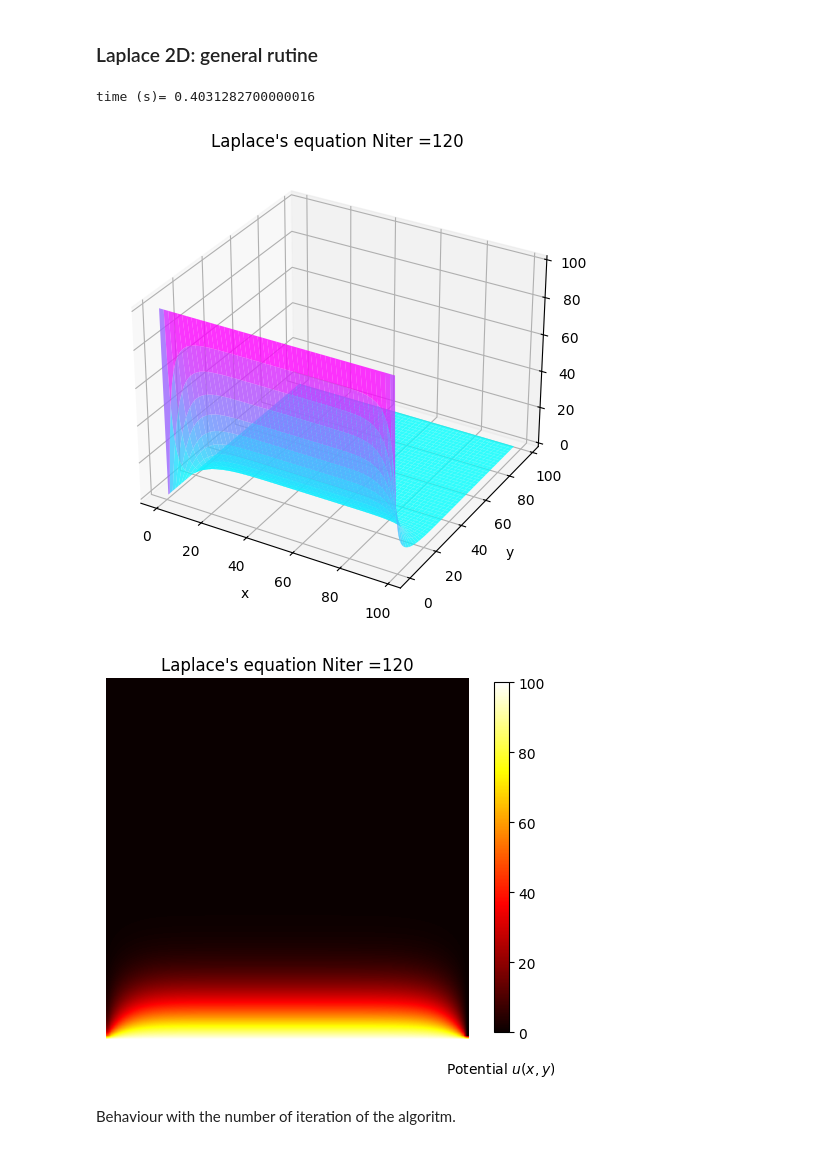
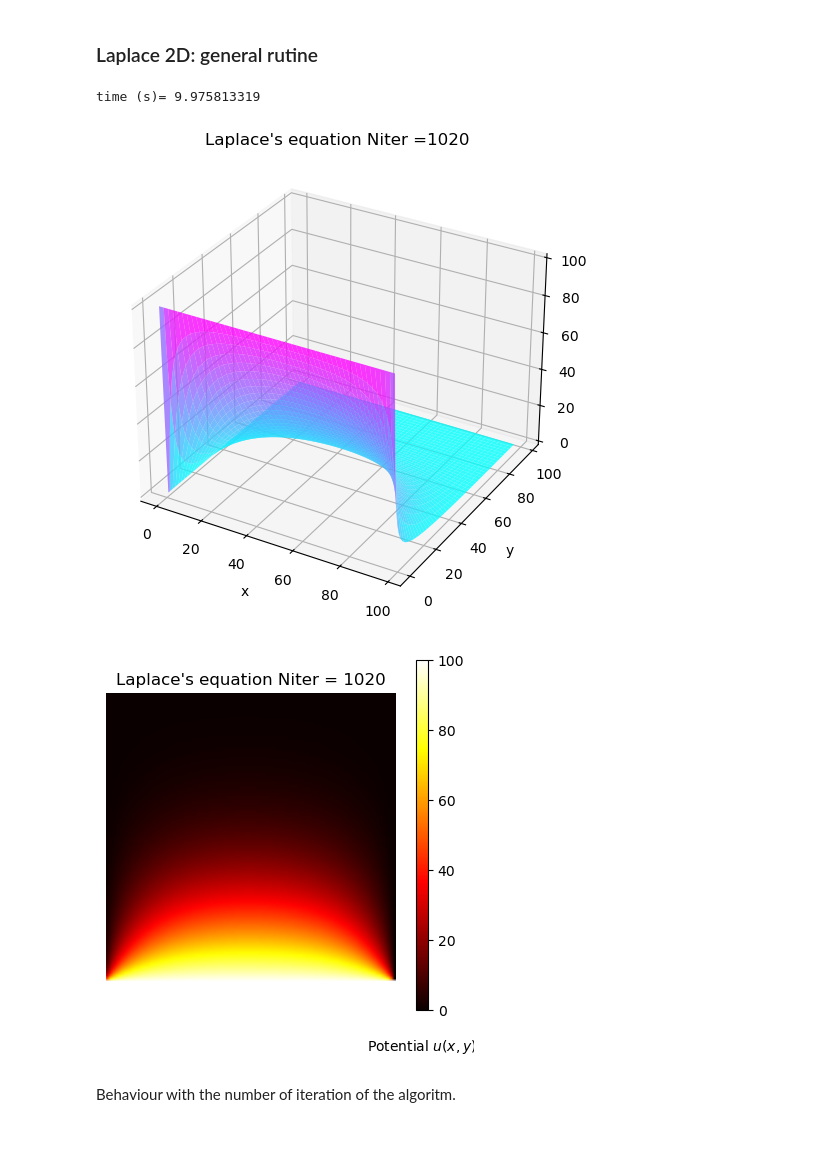
Before and after one commit to Alejandro-UDEA/Fisica_Computacional_Estudiante, a Jupyter notebook: Sesiones/PDE/2_finite_differece_method.ipynb, the cells around one changed output. Saved outputs shown, nothing was run; the diff lists cells and outputs as text; code cells hidden in the pictures.

```diff
--- a/Sesiones/PDE/2_finite_differece_method.ipynb
+++ b/Sesiones/PDE/2_finite_differece_method.ipynb
@@ -138,12 +138,12 @@ def grid(V_ini,x,y):
   #return grid
   return X,Y,Z
 # %%
-Nmax, Niter = 100, 120
+Nmax, Niter = 100, 1020
 
 # Initial V matrix
 V_ini = np.zeros((Nmax, Nmax), float) # grid in 0V.
 for k in range(0, Nmax):
-  V_ini[k,0] = 100. # let line at 100V
+  V_ini[k,0] = 100. # inerior a 100 V
 
 # Do the grid to plot
 x = np.arange(0, Nmax-1, 1)
@@ -167,22 +167,22 @@ ax.set_ylabel('y')
 ax.set_zlabel('z')
 plt.show()
 # %% [output]
-time (s)= 0.4031282700000016
+time (s)= 9.975813319
-[figure, old version]
+[figure, new version]
 # %%
 # Plot imshow
-fig, ax = plt.subplots(figsize=(5,5) )
+fig, ax = plt.subplots(figsize=(4,5) )
 im = ax.imshow(Z.copy()[::-1,::-1], cmap="hot",interpolation="bilinear",) # rotate 180 degrees
 ax.set_axis_off()
-ax.set_title('Laplace\'s equation Niter =%.1d'%Niter)
+ax.set_title('Laplace\'s equation Niter = %.1d'%Niter)
 
 fig.subplots_adjust(right=0.85)
 cbar_ax = fig.add_axes([0.9, 0.15, 0.03, 0.7])
 cbar_ax.set_xlabel("Potential $u(x,y)$", labelpad=20)
 fig.colorbar(im, cax=cbar_ax)
 plt.show()
 # %% [output]
-[figure, old version]
+[figure, new version]
 # %% [markdown]
 Behaviour with the number of iteration of the algoritm.
 # %%
```
Also changed, not shown: parts of 3 cells of this notebook, 2 other files.
